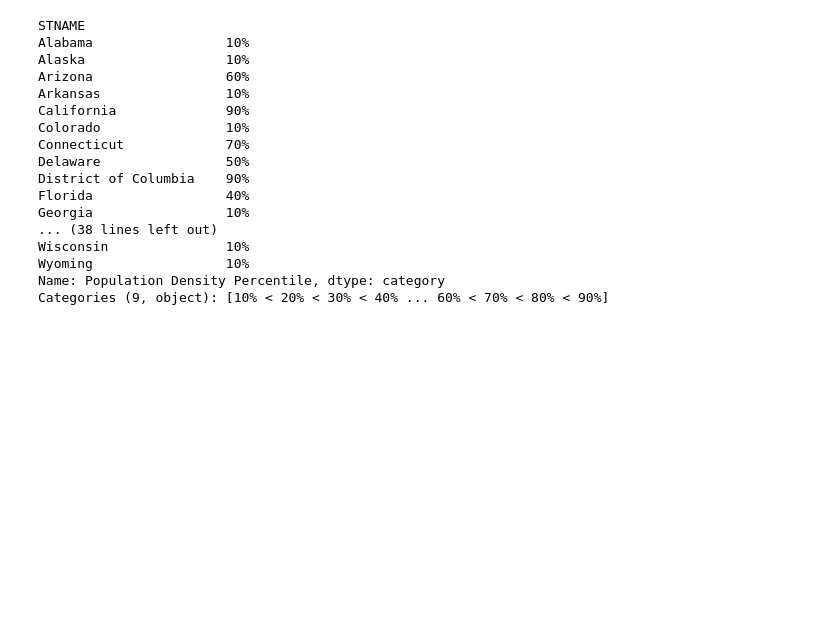
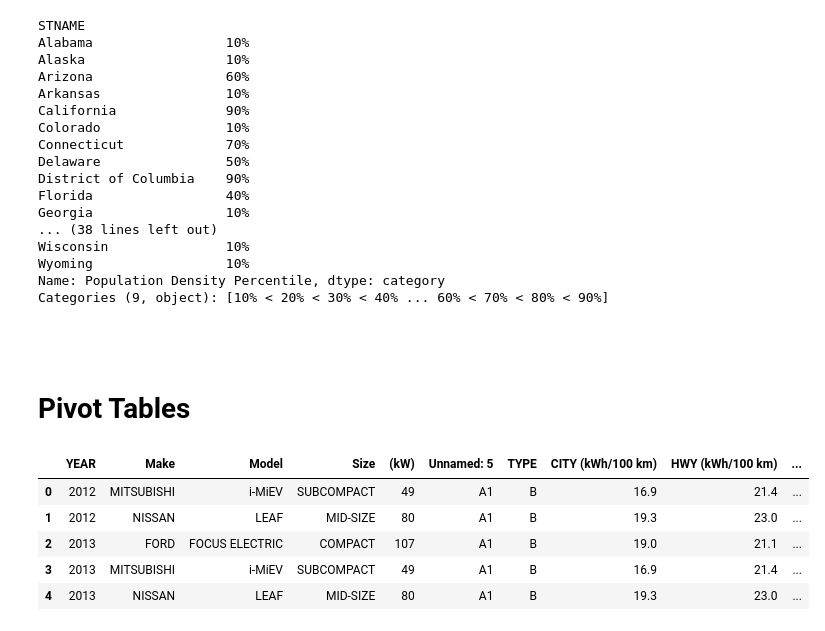
Before and after one commit to bgroveben/coursera_python_fundamentals, a Jupyter notebook: my_week_3.ipynb, the cells around one changed output. Cells and saved outputs as stored; diff of their text form; code cells hidden in the pictures; blank space fills up the shorter version.

```diff
--- a/my_week_3.ipynb
+++ b/my_week_3.ipynb
@@ -688,3 +688,18 @@ Wisconsin               10%
 Wyoming                 10%
 Name: Population Density Percentile, dtype: category
 Categories (9, object): [10% < 20% < 30% < 40% ... 60% < 70% < 80% < 90%]
+# %% [markdown]
+<br>
+# %% [markdown]
+# Pivot Tables
+# %%
+# http://open.canada.ca/data/en/dataset/98f1a129-f628-4ce4-b24d-6f16bf24dd64
+df = pd.read_csv('cars.csv')
+df.head()
+# %% [output]
+|  | YEAR | Make | Model | Size | (kW) | Unnamed: 5 | TYPE | CITY (kWh/100 km) | HWY (kWh/100 km) | ... |
+| 0 | 2012 | MITSUBISHI | i-MiEV | SUBCOMPACT | 49 | A1 | B | 16.9 | 21.4 | ... |
+| 1 | 2012 | NISSAN | LEAF | MID-SIZE | 80 | A1 | B | 19.3 | 23.0 | ... |
+| 2 | 2013 | FORD | FOCUS ELECTRIC | COMPACT | 107 | A1 | B | 19.0 | 21.1 | ... |
+| 3 | 2013 | MITSUBISHI | i-MiEV | SUBCOMPACT | 49 | A1 | B | 16.9 | 21.4 | ... |
+| 4 | 2013 | NISSAN | LEAF | MID-SIZE | 80 | A1 | B | 19.3 | 23.0 | ... |
```
Also changed, not shown: parts of 4 cells of this notebook, 1 other file.
